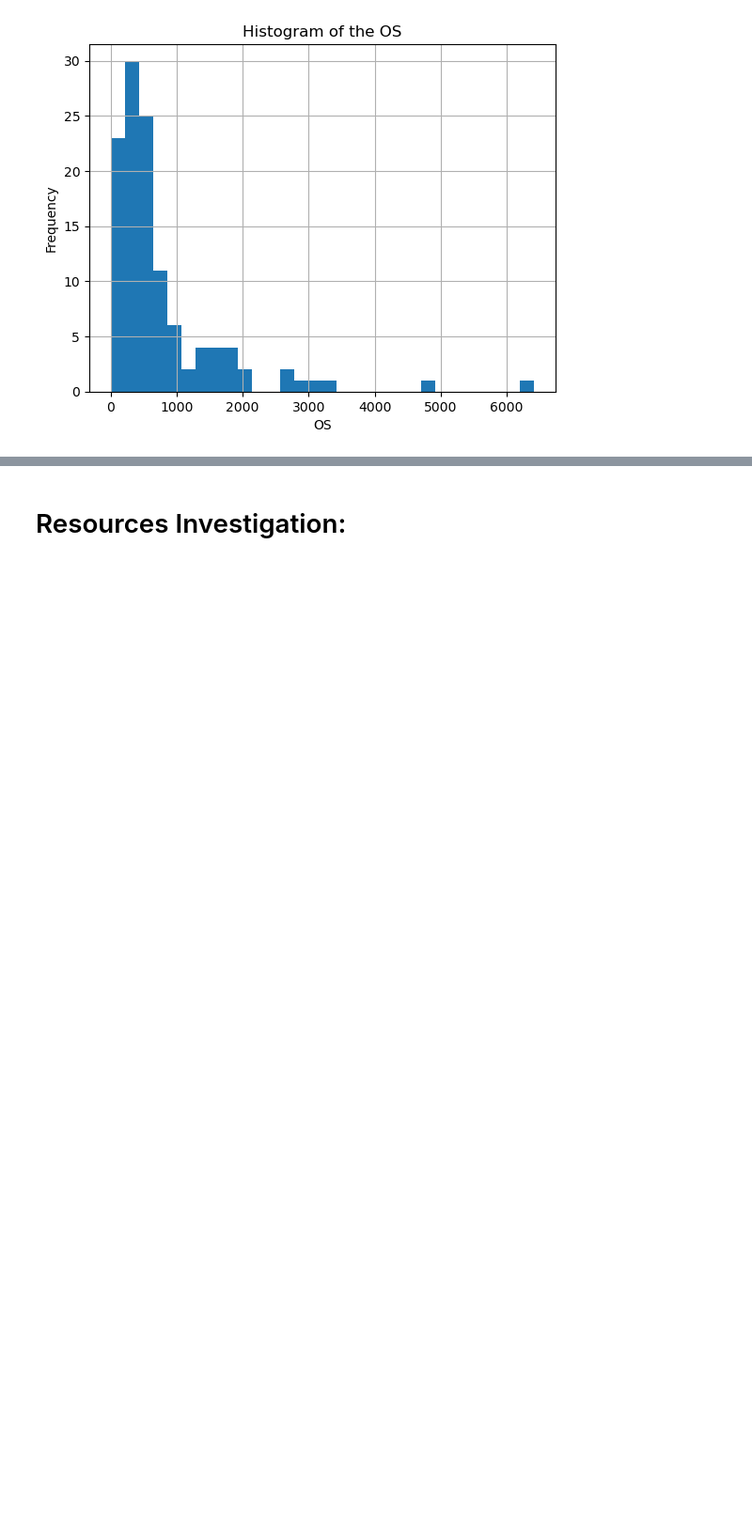
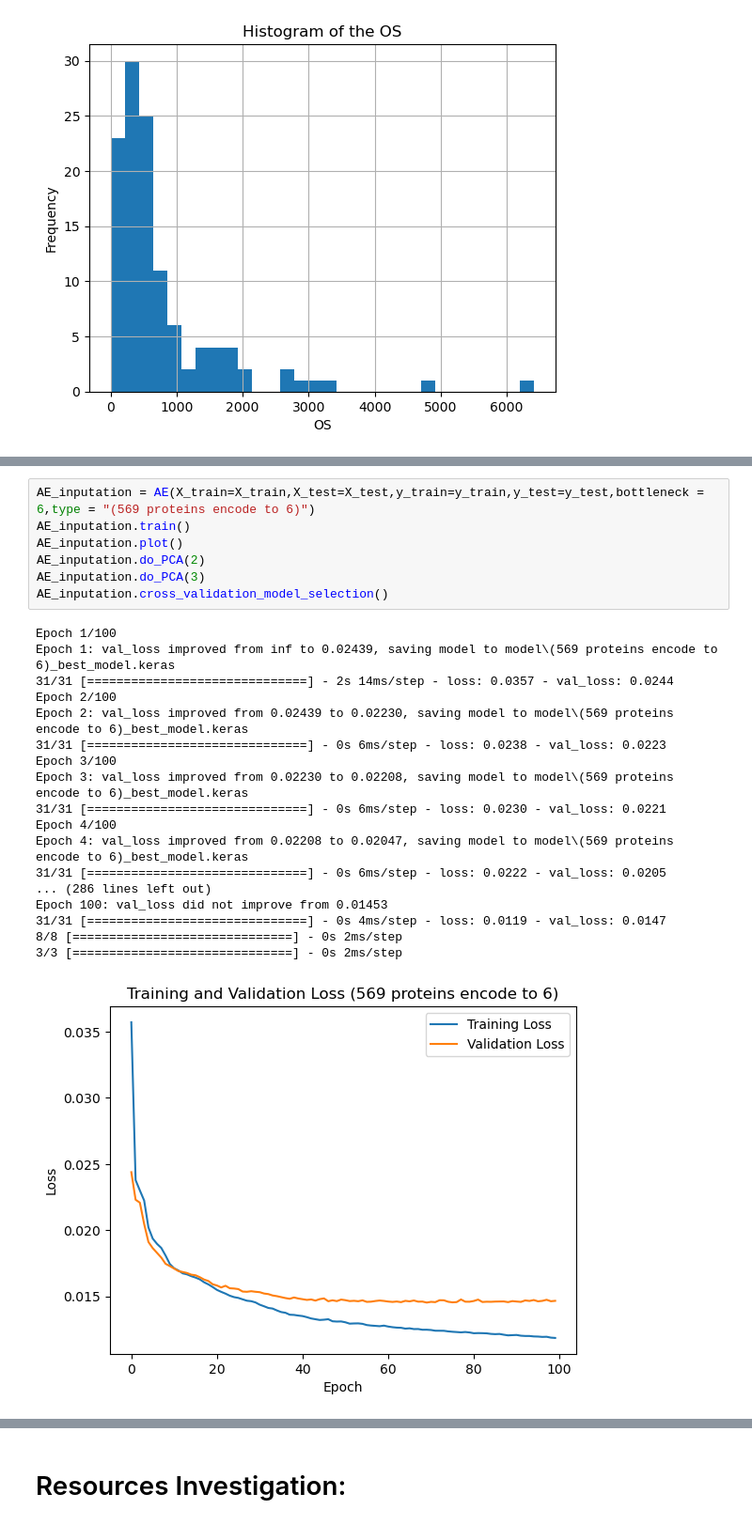
Before and after one commit to smgjch/HSAE, a Jupyter notebook: HSAE_Validation.ipynb, the cells around one changed output, grey strips where cells are left out. Shown at 94% size. Cells and saved outputs as stored; diff of their text form; blank space fills up the shorter version.

```diff
--- a/HSAE_Validation.ipynb
+++ b/HSAE_Validation.ipynb
@@ -311,3 +358,29 @@ class AE():
             plt.title('SVM Confusion Matrix '+ self.type)
             plt.show()
         self.classifer = svm_classifier
+# %%
+AE_inputation = AE(X_train=X_train,X_test=X_test,y_train=y_train,y_test=y_test,bottleneck = 6,type = "(569 proteins encode to 6)")
+AE_inputation.train()
+AE_inputation.plot()
+AE_inputation.do_PCA(2)
+AE_inputation.do_PCA(3)
+AE_inputation.cross_validation_model_selection()
+# %% [output]
+Epoch 1/100
+Epoch 1: val_loss improved from inf to 0.02439, saving model to model\(569 proteins encode to 6)_best_model.keras
+31/31 [==============================] - 2s 14ms/step - loss: 0.0357 - val_loss: 0.0244
+Epoch 2/100
+Epoch 2: val_loss improved from 0.02439 to 0.02230, saving model to model\(569 proteins encode to 6)_best_model.keras
+31/31 [==============================] - 0s 6ms/step - loss: 0.0238 - val_loss: 0.0223
+Epoch 3/100
+Epoch 3: val_loss improved from 0.02230 to 0.02208, saving model to model\(569 proteins encode to 6)_best_model.keras
+31/31 [==============================] - 0s 6ms/step - loss: 0.0230 - val_loss: 0.0221
+Epoch 4/100
+Epoch 4: val_loss improved from 0.02208 to 0.02047, saving model to model\(569 proteins encode to 6)_best_model.keras
+31/31 [==============================] - 0s 6ms/step - loss: 0.0222 - val_loss: 0.0205
+... (286 lines left out)
+Epoch 100: val_loss did not improve from 0.01453
+31/31 [==============================] - 0s 4ms/step - loss: 0.0119 - val_loss: 0.0147
+8/8 [==============================] - 0s 2ms/step
+3/3 [==============================] - 0s 2ms/step
+[figure, added]
```
Also changed, not shown: parts of 18 cells of this notebook.
